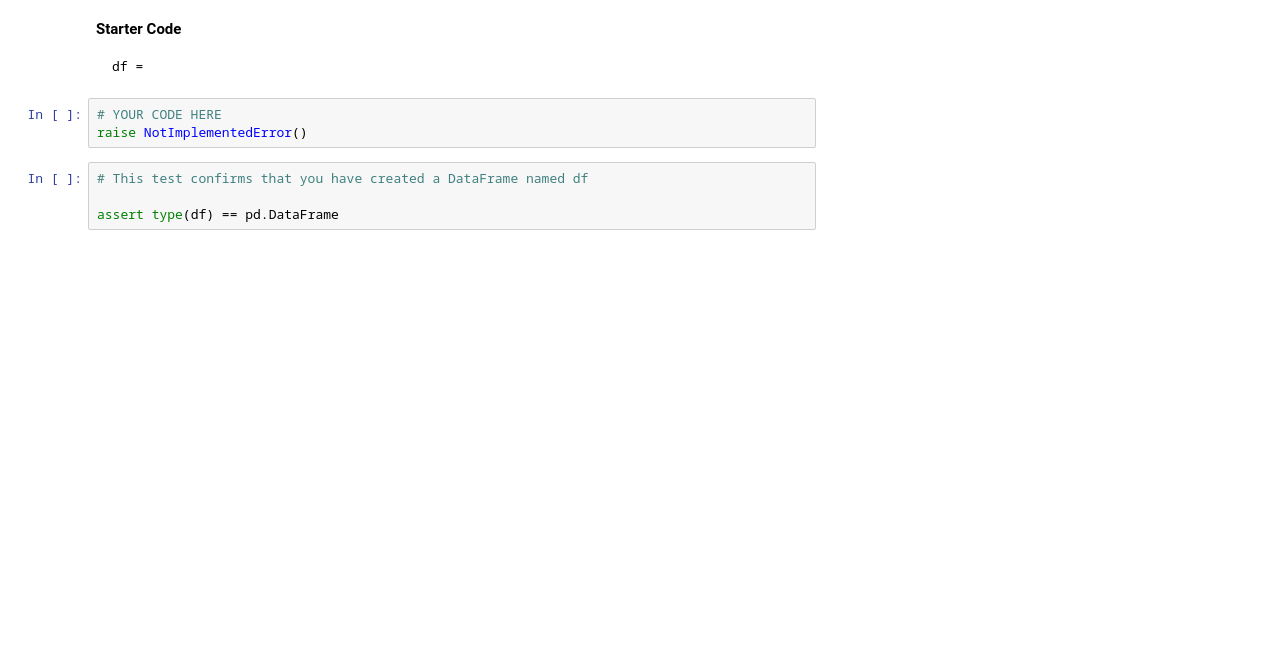
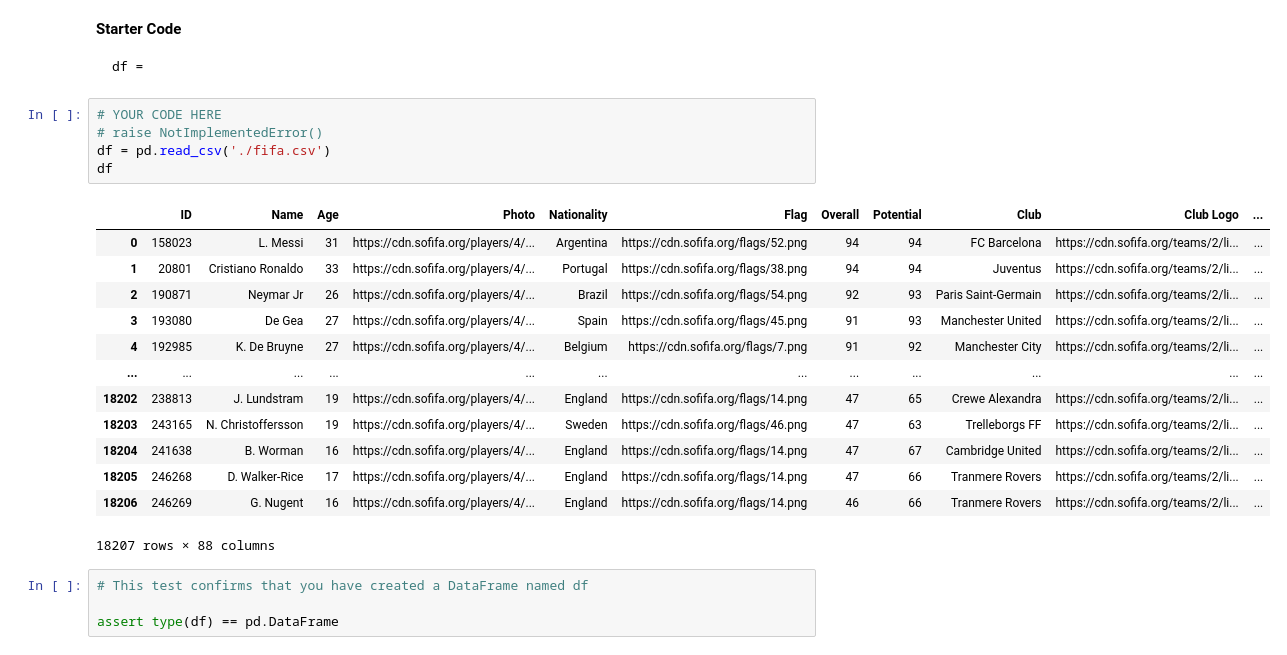
Before and after one commit to AlexIrungu/dsc_phase_1_project, a Jupyter notebook: dsc-code-challenge-1/Phase 1 Code Challenge Notebook.ipynb, the cells around one changed output. Cells and saved outputs as stored; diff of their text form; blank space fills up the shorter version.

```diff
--- a/dsc-code-challenge-1/Phase 1 Code Challenge Notebook.ipynb
+++ b/dsc-code-challenge-1/Phase 1 Code Challenge Notebook.ipynb
@@ -37,7 +37,23 @@ Hint: Use the string `'./fifa.csv'` as the file reference.
     df =
 # %%
 # YOUR CODE HERE
-raise NotImplementedError()
+# raise NotImplementedError()
+df = pd.read_csv('./fifa.csv')
+df
+# %% [output]
+|  | ID | Name | Age | Photo | Nationality | Flag | Overall | Potential | Club | Club Logo | ... |
+| 0 | 158023 | L. Messi | 31 | https://cdn.sofifa.org/players/4/... | Argentina | https://cdn.sofifa.org/flags/52.png | 94 | 94 | FC Barcelona | https://cdn.sofifa.org/teams/2/li... | ... |
+| 1 | 20801 | Cristiano Ronaldo | 33 | https://cdn.sofifa.org/players/4/... | Portugal | https://cdn.sofifa.org/flags/38.png | 94 | 94 | Juventus | https://cdn.sofifa.org/teams/2/li... | ... |
+| 2 | 190871 | Neymar Jr | 26 | https://cdn.sofifa.org/players/4/... | Brazil | https://cdn.sofifa.org/flags/54.png | 92 | 93 | Paris Saint-Germain | https://cdn.sofifa.org/teams/2/li... | ... |
+| 3 | 193080 | De Gea | 27 | https://cdn.sofifa.org/players/4/... | Spain | https://cdn.sofifa.org/flags/45.png | 91 | 93 | Manchester United | https://cdn.sofifa.org/teams/2/li... | ... |
+| 4 | 192985 | K. De Bruyne | 27 | https://cdn.sofifa.org/players/4/... | Belgium | https://cdn.sofifa.org/flags/7.png | 91 | 92 | Manchester City | https://cdn.sofifa.org/teams/2/li... | ... |
+| ... | ... | ... | ... | ... | ... | ... | ... | ... | ... | ... | ... |
+| 18202 | 238813 | J. Lundstram | 19 | https://cdn.sofifa.org/players/4/... | England | https://cdn.sofifa.org/flags/14.png | 47 | 65 | Crewe Alexandra | https://cdn.sofifa.org/teams/2/li... | ... |
+| 18203 | 243165 | N. Christoffersson | 19 | https://cdn.sofifa.org/players/4/... | Sweden | https://cdn.sofifa.org/flags/46.png | 47 | 63 | Trelleborgs FF | https://cdn.sofifa.org/teams/2/li... | ... |
+| 18204 | 241638 | B. Worman | 16 | https://cdn.sofifa.org/players/4/... | England | https://cdn.sofifa.org/flags/14.png | 47 | 67 | Cambridge United | https://cdn.sofifa.org/teams/2/li... | ... |
+| 18205 | 246268 | D. Walker-Rice | 17 | https://cdn.sofifa.org/players/4/... | England | https://cdn.sofifa.org/flags/14.png | 47 | 66 | Tranmere Rovers | https://cdn.sofifa.org/teams/2/li... | ... |
+| 18206 | 246269 | G. Nugent | 16 | https://cdn.sofifa.org/players/4/... | England | https://cdn.sofifa.org/flags/14.png | 46 | 66 | Tranmere Rovers | https://cdn.sofifa.org/teams/2/li... | ... |
+18207 rows × 88 columns
 # %%
 # This test confirms that you have created a DataFrame named df
 
```
Also changed, not shown: parts of 5 cells of this notebook.
